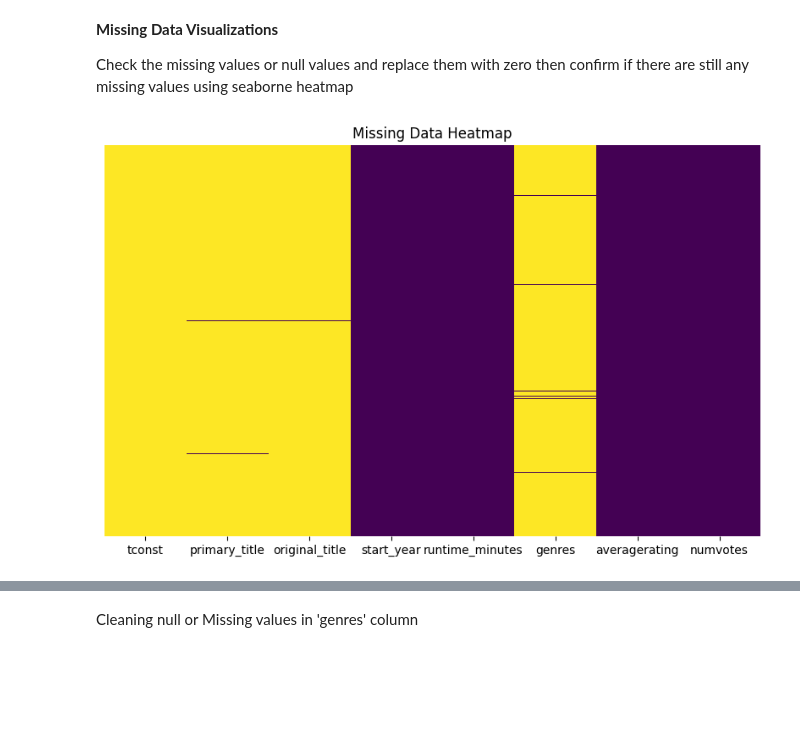
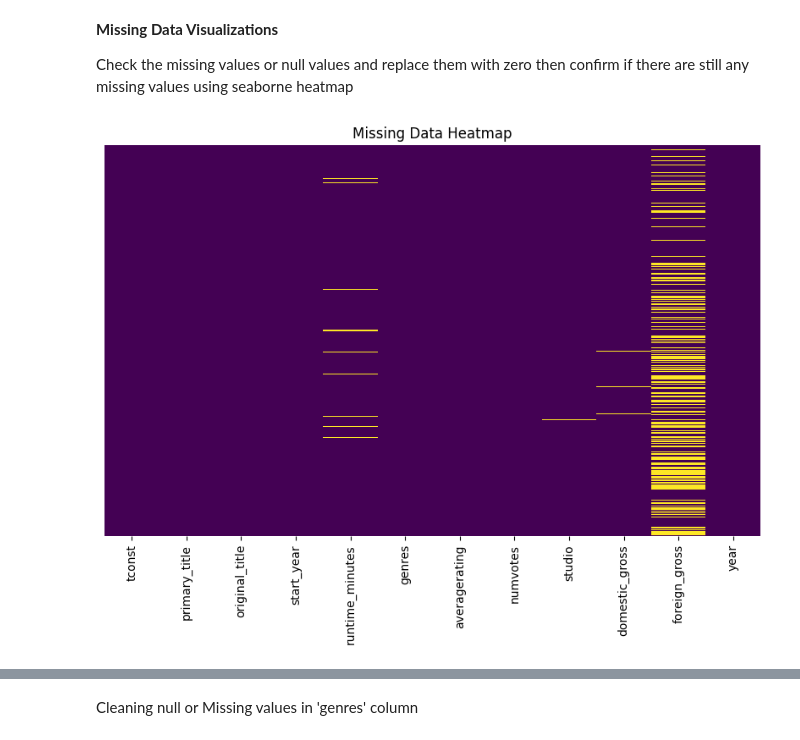
Before and after one commit to CharityAgutu/dsc-prework-jupyter-notebook, a Jupyter notebook: student.ipynb, the cells around one changed output, grey strips where cells are left out. Saved outputs shown, nothing was run; the diff lists cells and outputs as text; code cells hidden in the pictures; blank space fills up the shorter version.

Commit message:
Data Analysis on Microsoft's new movie studio

```diff
--- a/student.ipynb
+++ b/student.ipynb
@@ -68,0 +85,4 @@ df2
+# %%
+#import the 3rd dataset
+df3= pd.read_csv('bom.movie_gross.csv.gz')
+df3
@@ -88,3 +122,7 @@ df1_and_df2
 | 73854 | tt9914942 | La vida sense la Sara Amat | La vida sense la Sara Amat | 2019 | NaN | NaN | 6.6 | 5 |
 | 73855 | tt9916160 | Drømmeland | Drømmeland | 2019 | 72.0 | Documentary | 6.5 | 11 |
 73856 rows × 8 columns
+# %%
+#rename the title column in df3 to original_title
+df3.rename(columns={'title':'original_title'},inplace=True)
+df3
@@ -90,0 +143,4 @@ df1_and_df2
+# %%
+#merge the third datasetto df1_and_df2
+data=pd.merge(df1_and_df2,df3,on='original_title',how='inner')
+data
@@ -117,13 +239,13 @@ Check the missing values or null values and replace them with zero then confirm
 # %%
 #checking if null or missing values have been cleaned using seaborne heatmap
 #import seaborne and matplotlib
 import seaborn as sns
 import matplotlib.pyplot as plt
 plt.figure(figsize=(10,6))
-sns.heatmap(df1_and_df2.isnull(),yticklabels=False,cbar=False,cmap='viridis')
+sns.heatmap(data.isnull(),yticklabels=False,cbar=False,cmap='viridis')
 plt.title('Missing Data Heatmap')
 plt.show()
 # %% [output]
-[figure, old version]
+[figure, new version]
 # %%
 #checking for null values
```
Also changed, not shown: parts of 91 cells of this notebook.
